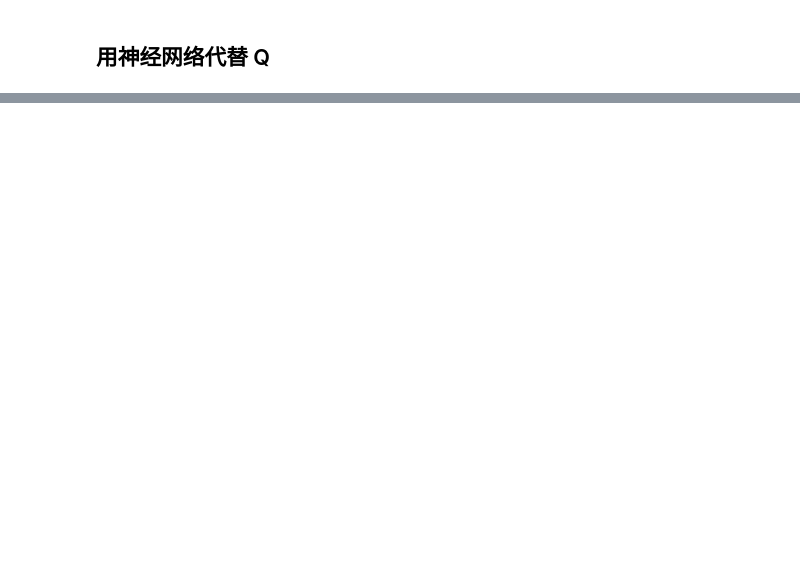
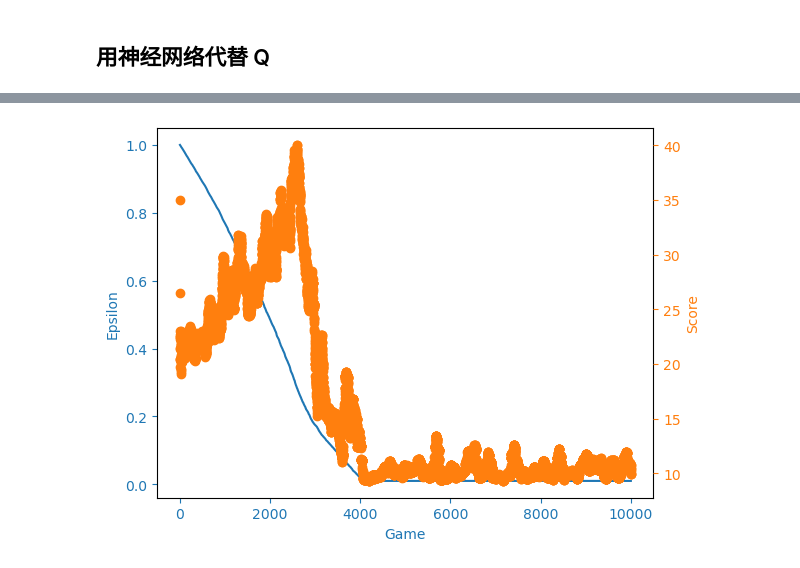
Before and after one commit to Raytto/my_ml_study, a Jupyter notebook: deep_q_study/deep_q_agents.ipynb, the cells around one changed output, grey strips where cells are left out. Saved outputs shown, nothing was run; the diff lists cells and outputs as text; code cells hidden in the pictures; blank space fills up the shorter version.

```diff
--- a/deep_q_study/deep_q_agents.ipynb
+++ b/deep_q_study/deep_q_agents.ipynb
@@ -157,0 +112,2 @@ class LinearDeepQNetwork(nn.Module):
+# %%
+env = gym.make('CartPole-v1')
@@ -157,0 +118,3 @@ class LinearDeepQNetwork(nn.Module):
+# %%
+obs_, reward, terminated, truncated, info = env.step(action)
+obs_, reward, terminated, truncated, info
@@ -157,0 +127,6 @@ class LinearDeepQNetwork(nn.Module):
+# %%
+agent = Agent(input_dims=env.observation_space.shape, n_actions=env.action_space.n, lr=0.0001)
+obs = env.reset()
+action = agent.choose_action(obs)
+obs_, reward, terminated, truncated, info = env.step(action)
+obs[0],action,obs_, reward, terminated, truncated, info
@@ -157,0 +141,25 @@ class LinearDeepQNetwork(nn.Module):
+# %%
+agent = Agent(input_dims=env.observation_space.shape, n_actions=env.action_space.n, lr=0.0001)
+n_games = 10000
+scores = []
+eps_history = []
+
+for i in range(n_games):
+    score = 0
+    done = False
+    obs = env.reset()[0]
+
+    while not done:
+        action = agent.choose_action(obs)
+        obs_, reward, terminated, truncated, info = env.step(action)
+        score += reward
+        agent.learn(obs, action, reward, obs_)
+        obs = obs_
+        done = terminated or truncated
+
+    scores.append(score)
+    eps_history.append(agent.epsilon)
+
+    if i % 100 == 0:
+        avg_score = np.mean(scores[-100:])
+        print(f'episode {i} score {score} average score {avg_score} epsilon {agent.epsilon}')
@@ -157,0 +184,6 @@ class LinearDeepQNetwork(nn.Module):
+# %%
+filename = 'cartpole_naive_dqn.png'
+x = [i+1 for i in range(n_games)]
+plot_learning_curve(x, scores, eps_history, filename)
+# %% [output]
+[figure, added]
```
Also changed, not shown: parts of 19 cells of this notebook, 1 other file.
